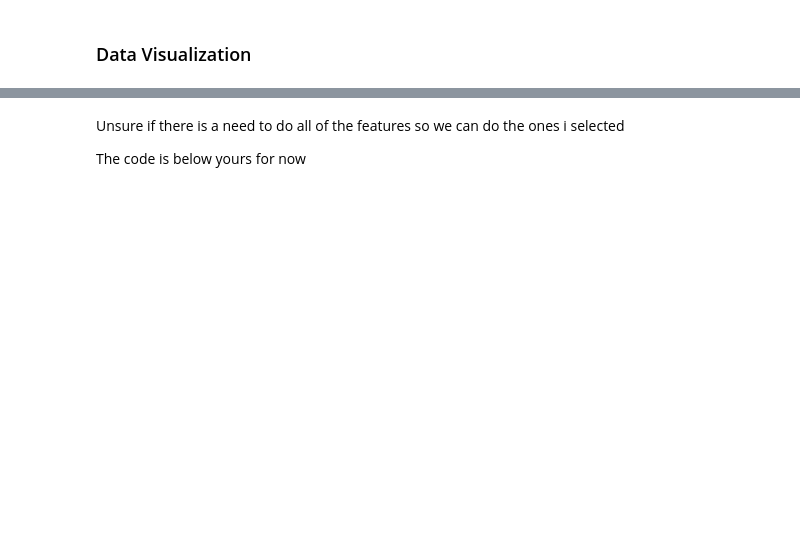
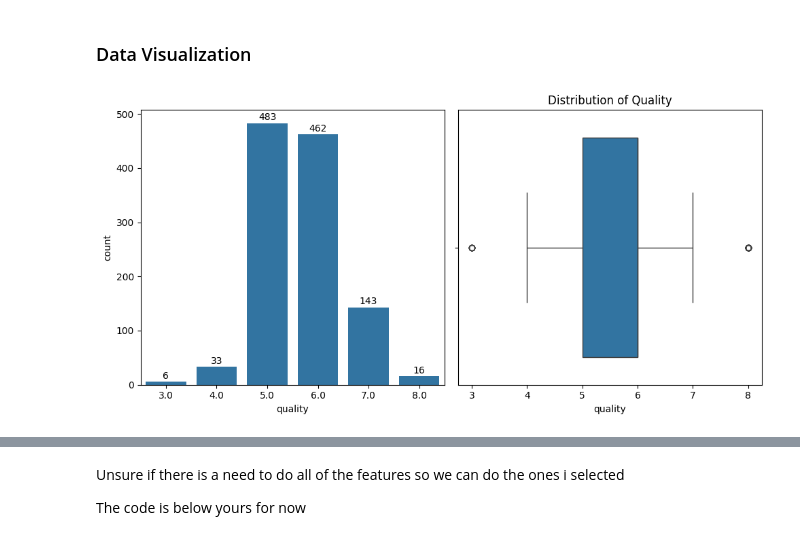
Before and after one commit to mucel/data_wrangeling_project, a Jupyter notebook: code.ipynb, the cells around one changed output, grey strips where cells are left out. Drawn from its saved outputs; the diff is of its cells as text; code cells hidden in the pictures; blank space fills up the shorter version.

```diff
--- a/code.ipynb
+++ b/code.ipynb
@@ -56,6 +130,10 @@ print(f"Number of unique id: {unique_id}")
 # %%
 # Dropping the 'Id' column - due to irrelevance and irregularities
 data = data.drop(columns='Id')
+# %%
+# Standard scale free sulfur dioxide and total sulfur dioxide
+scaler = StandardScaler()
+data[['free sulfur dioxide', 'total sulfur dioxide']] = scaler.fit_transform(data[['free sulfur dioxide', 'total sulfur dioxide']])
 # %%
 # Renaming columns
 new_column_names = [
@@ -96,5 +162,7 @@ print(outliers_iqr)
 # %%
 # Handling Outliers by capping at the 1st and 99th percentiles
 for column in data.columns[:-1]:
-    percentiles = data[column].quantile([0.01, 0.99]).values
+    percentiles = data[column].quantile([0.05, 0.95]).values
     data[column] = np.clip(data[column], percentiles[0], percentiles[1])
+
+data.info()
@@ -117,24 +212,22 @@ quality_summary
-# %%
-# Could transfotm the target variable
-# Logarithmic transformation
-data['quality'] = np.log1p(data['quality'])
 # %% [markdown]
 ### Data Visualization
 # %%
 # Check the target variable
 fig, axes = plt.subplots(1, 2, figsize=(10, 5))
 
-sns.countplot(x=df['quality'], ax=axes[0])
+sns.countplot(x=data['quality'], ax=axes[0])
 for c in axes[0].containers:
         axes[0].bar_label(c, fmt='%d', padding=1)
-sns.boxplot(x=df['quality'], )
+sns.boxplot(x=data['quality'], )
 
 plt.title(f'Distribution of Quality')
 plt.tight_layout()
 plt.show()
 
 # There are not that many drinks with good quality and bad quality nost are anly a bit over average.
 # Thus indicating that most wine quality is around 5.5
+# %% [output]
+[figure, added]
 # %%
 # Correlation matrix
 print("\nCorrelation Matrix:")
```
Also changed, not shown: parts of 22 cells of this notebook.
